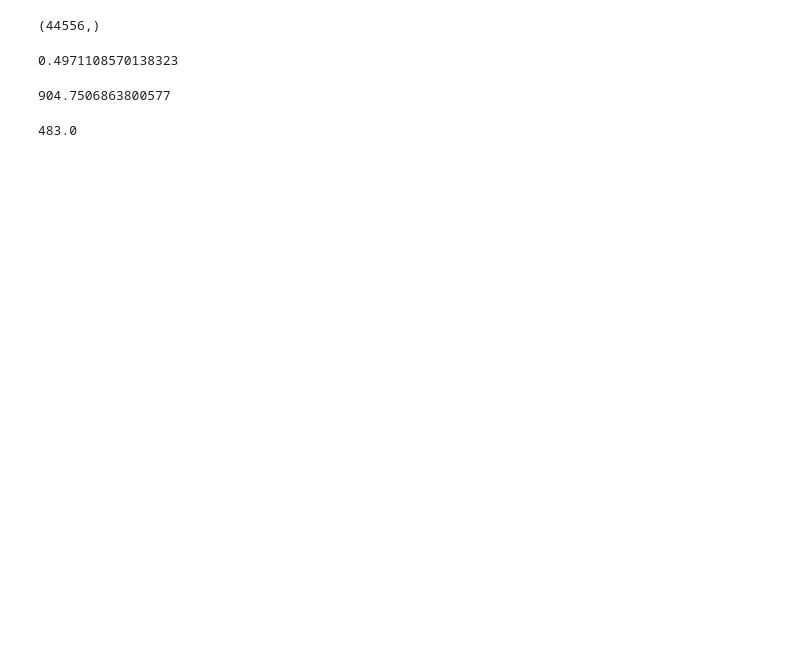
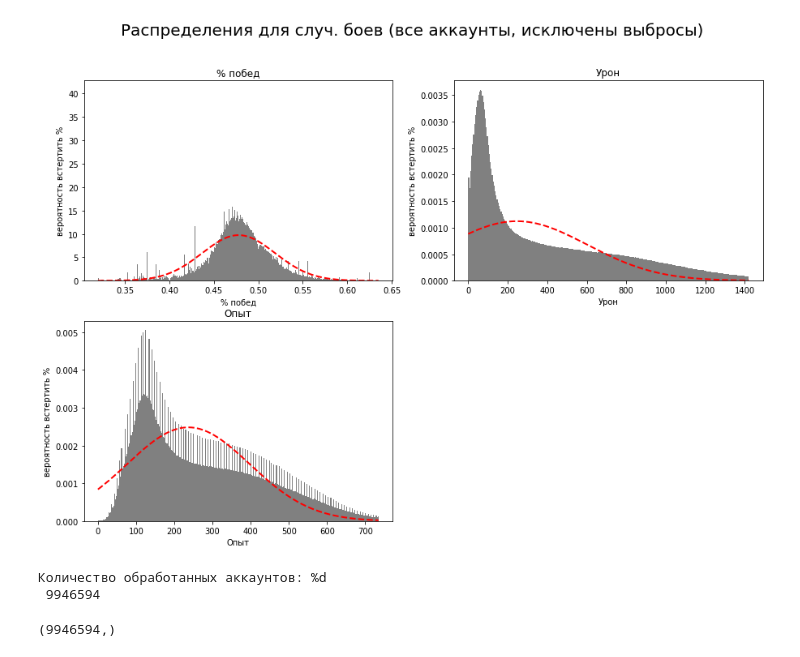
Before and after one commit to korolaab/wot-players-stat, a Jupyter notebook: Statistics.ipynb, the cells around one changed output. Cells and saved outputs as stored; diff of their text form; code cells hidden in the pictures; blank space fills up the shorter version.

```diff
--- a/Statistics.ipynb
+++ b/Statistics.ipynb
@@ -157,16 +170,28 @@ for t in range(3):
+# %%
+for i in range(len(all_stat)):
+    all_stat[i] = reject_outliers(all_stat[i])
+# %%
+fig = plt.figure(0)
+fig.suptitle("Распределения для случ. боев (все аккаунты, исключены выбросы)",fontsize=20)
+for t in range(3):
+    plt.subplot(2,2,t+1)
+    plt.title(param_name[t])
+    n,bins,pat=plt.hist(all_stat[t],bins="auto",facecolor='gray',density=True)
+    sigma = np.std(all_stat[t])
+    mu = np.median(all_stat[t])
+    plt.xlabel(param_name[t])
+    plt.ylabel("вероятность встертить %")
+    plt.plot(bins, 1/(sigma * np.sqrt(2 * np.pi))*
+             np.exp( - (bins - mu)**2 / (2 * sigma**2) ), linewidth=2, color='r',ls='--')
+# %% [output]
+[figure, added]
+# %%
+#Количество обработанных аккаунтов
+print("Количество обработанных аккаунтов: %d \n",all_stat[0].shape[0])
+# %% [output]
+Количество обработанных аккаунтов: %d
+ 9946594
 # %%
-all_stat[2].shape
+all_stat[0].shape
 # %% [output]
-(44556,)
+(9946594,)
-# %%
-np.median(all_stat[0])
-# %% [output]
-0.4971108570138323
-# %%
-np.median(all_stat[1])
-# %% [output]
-904.7506863800577
-# %%
-np.median(all_stat[2])
-# %% [output]
-483.0
```
Also changed, not shown: parts of 11 cells of this notebook.
